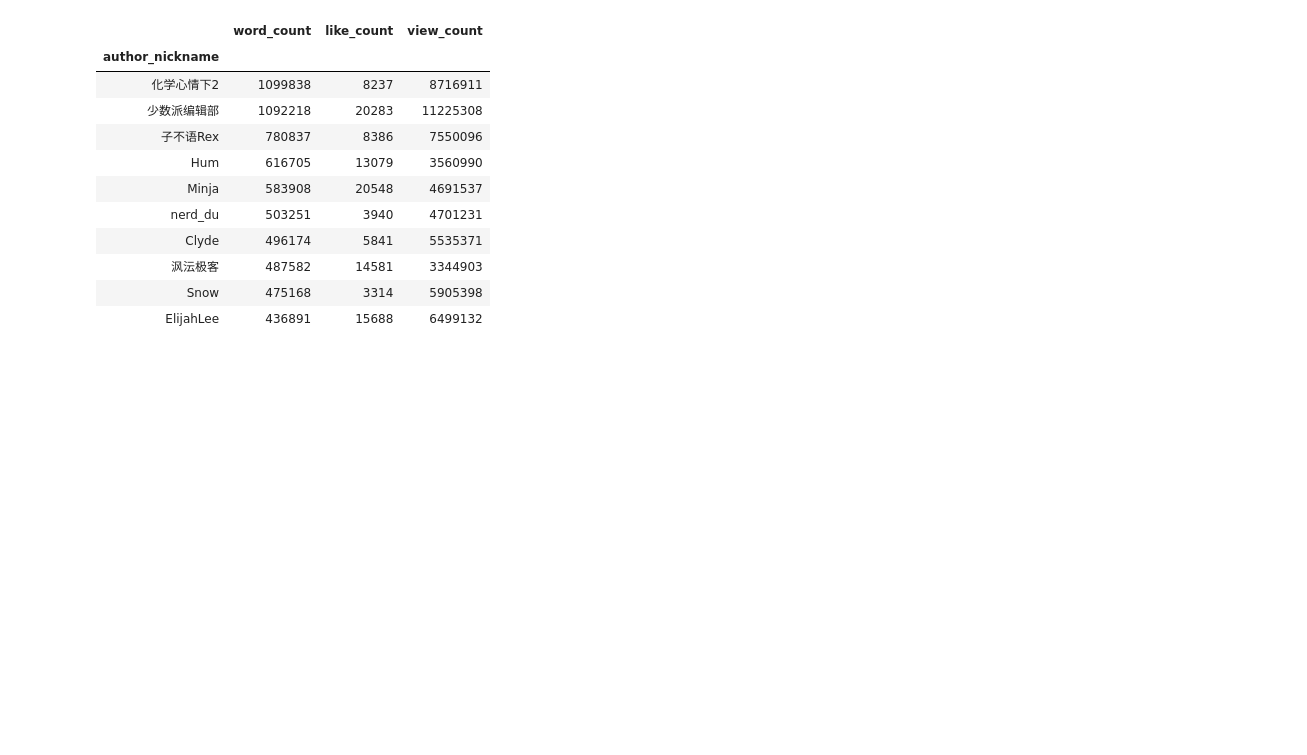
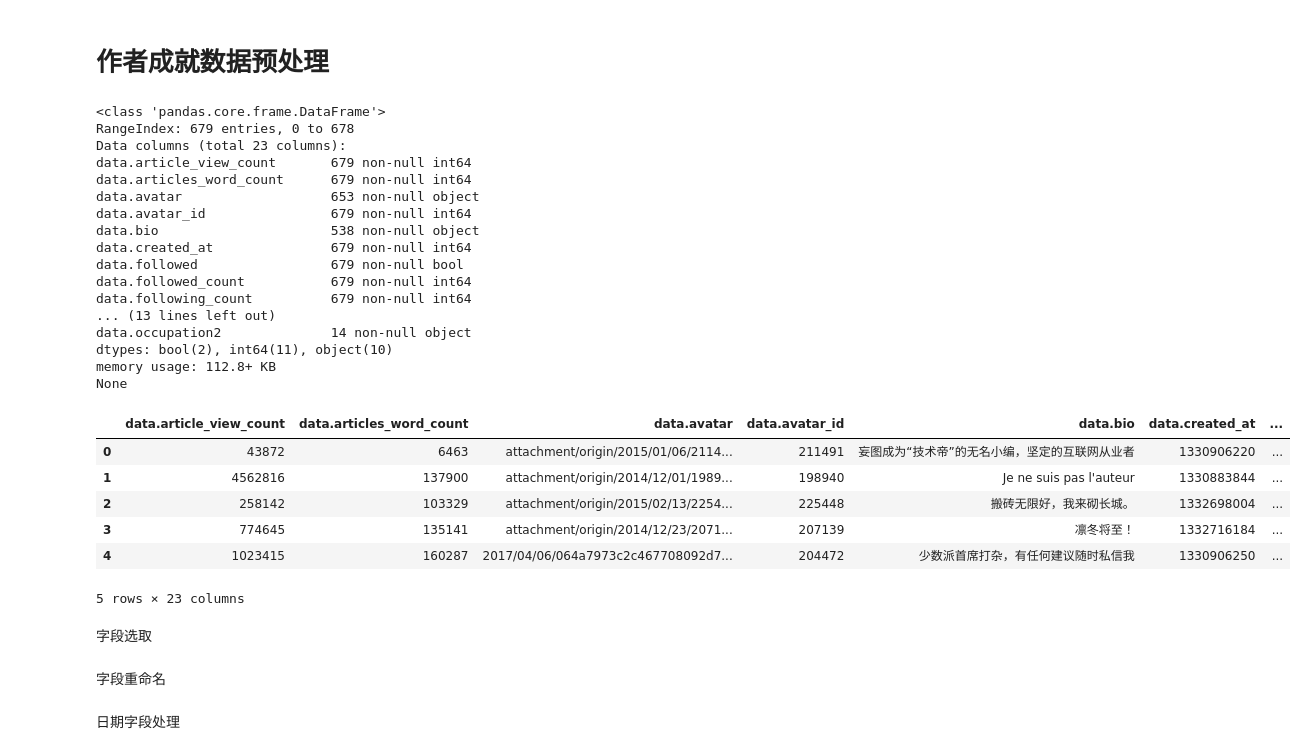
Before and after one commit to 100gle/sspai_spider, a Jupyter notebook: analysis/base_analysis.ipynb, the cells around one changed output. Drawn from its saved outputs; the diff is of its cells as text; code cells hidden in the pictures; blank space fills up the shorter version.

```diff
--- a/analysis/base_analysis.ipynb
+++ b/analysis/base_analysis.ipynb
@@ -164,18 +180,33 @@ users.head()
-# %%
-(users
- .groupby(['author_nickname'])[['word_count','like_count','view_count']]
- .sum()
- .sort_values(by='word_count',ascending=False))[:10]
-# %% [output]
-|  | word_count | like_count | view_count |
-| author_nickname |  |  |  |
-| 化学心情下2 | 1099838 | 8237 | 8716911 |
-| 少数派编辑部 | 1092218 | 20283 | 11225308 |
-| 子不语Rex | 780837 | 8386 | 7550096 |
-| Hum | 616705 | 13079 | 3560990 |
-| Minja | 583908 | 20548 | 4691537 |
-| nerd_du | 503251 | 3940 | 4701231 |
-| Clyde | 496174 | 5841 | 5535371 |
-| 沨沄极客 | 487582 | 14581 | 3344903 |
-| Snow | 475168 | 3314 | 5905398 |
-| ElijahLee | 436891 | 15688 | 6499132 |
+# %% [markdown]
+# 作者成就数据预处理
+# %%
+user = pd.read_excel(r'./data/user_data.xlsx') #同上
+print(user.info())
+user.head()
+# %% [output]
+<class 'pandas.core.frame.DataFrame'>
+RangeIndex: 679 entries, 0 to 678
+Data columns (total 23 columns):
+data.article_view_count       679 non-null int64
+data.articles_word_count      679 non-null int64
+data.avatar                   653 non-null object
+data.avatar_id                679 non-null int64
+data.bio                      538 non-null object
+data.created_at               679 non-null int64
+data.followed                 679 non-null bool
+data.followed_count           679 non-null int64
+data.following_count          679 non-null int64
+... (13 lines left out)
+data.occupation2              14 non-null object
+dtypes: bool(2), int64(11), object(10)
+memory usage: 112.8+ KB
+None
+|  | data.article_view_count | data.articles_word_count | data.avatar | data.avatar_id | data.bio | data.created_at | ... |
+| 0 | 43872 | 6463 | attachment/origin/2015/01/06/2114... | 211491 | 妄图成为“技术帝”的无名小编，坚定的互联网从业者 | 1330906220 | ... |
+| 1 | 4562816 | 137900 | attachment/origin/2014/12/01/1989... | 198940 | Je ne suis pas l'auteur | 1330883844 | ... |
+| 2 | 258142 | 103329 | attachment/origin/2015/02/13/2254... | 225448 | 搬砖无限好，我来砌长城。 | 1332698004 | ... |
+| 3 | 774645 | 135141 | attachment/origin/2014/12/23/2071... | 207139 | 凛冬将至！ | 1332716184 | ... |
+| 4 | 1023415 | 160287 | 2017/04/06/064a7973c2c467708092d7... | 204472 | 少数派首席打杂，有任何建议随时私信我 | 1330906250 | ... |
+5 rows × 23 columns
+# %% [markdown]
+字段选取
@@ -181,0 +220,2 @@ users.head()
+# %% [markdown]
+字段重命名
@@ -181,0 +230,2 @@ users.head()
+# %% [markdown]
+日期字段处理
```
Also changed, not shown: parts of 38 cells of this notebook.
